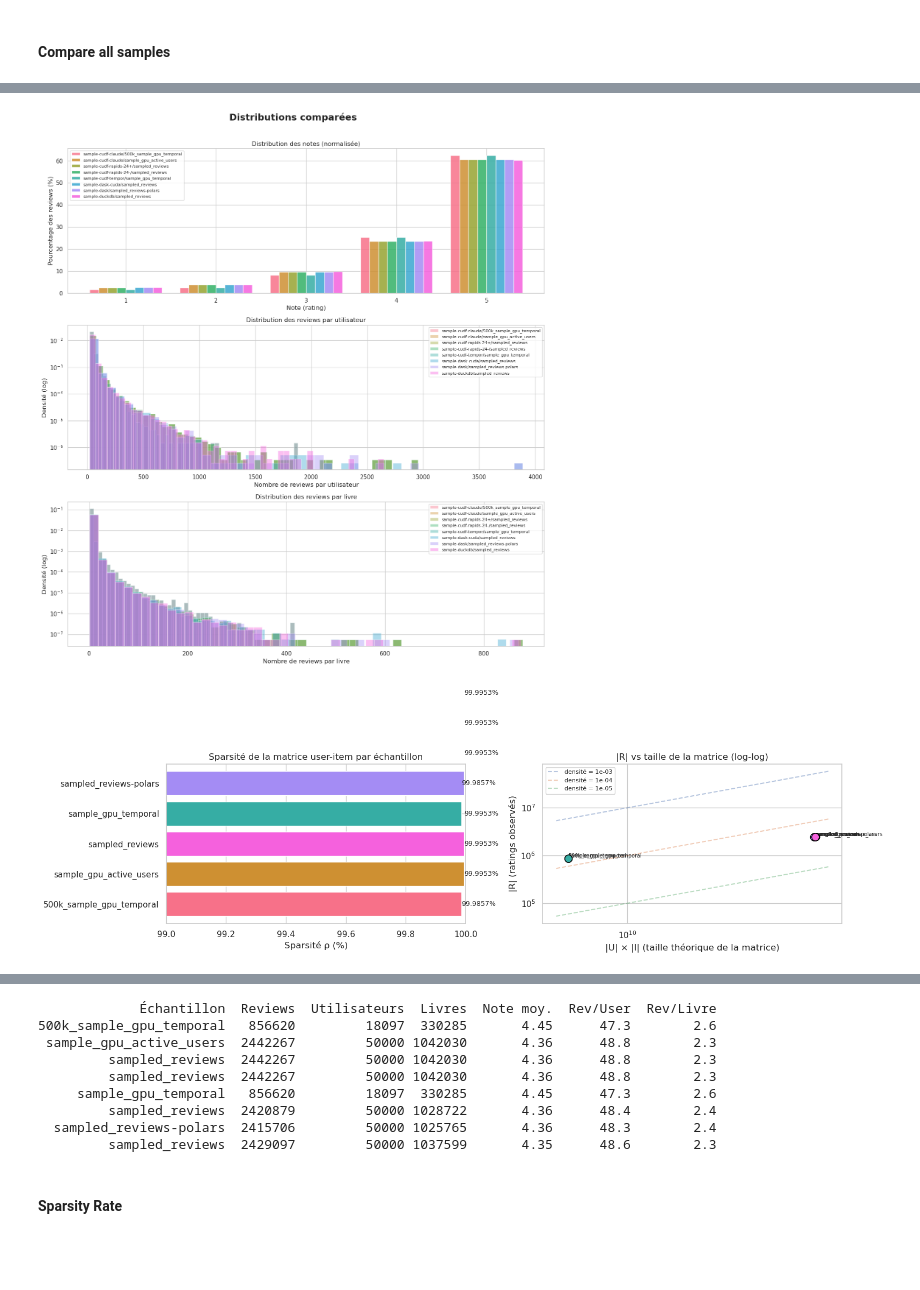
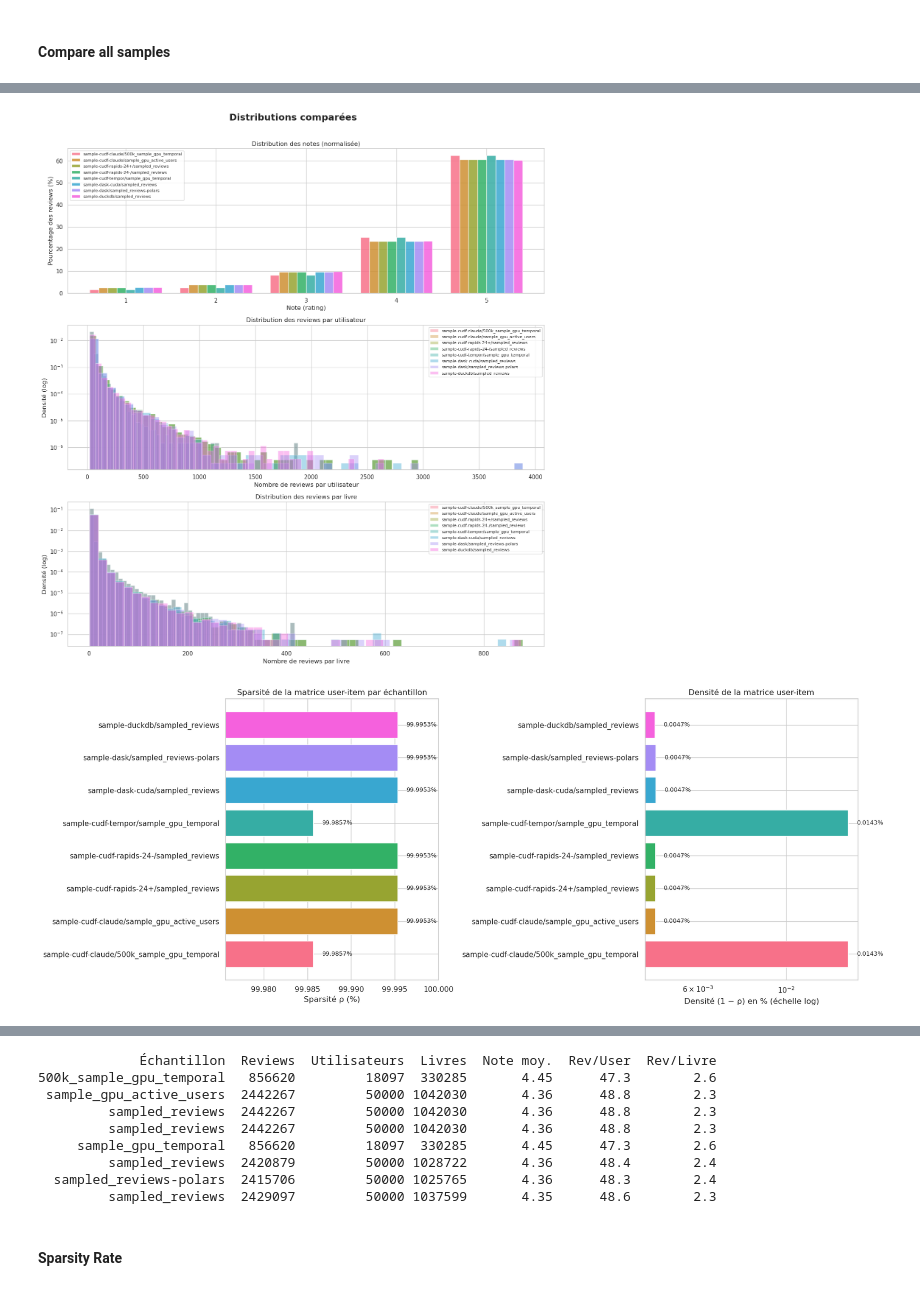
Before and after one commit to UQO-ML/AmazonReviews, a Jupyter notebook: florian-basic-statistic.ipynb, the cells around one changed output, grey strips where cells are left out. Cells and saved outputs as stored; diff of their text form; code cells hidden in the pictures; blank space fills up the shorter version.

```diff
--- a/florian-basic-statistic.ipynb
+++ b/florian-basic-statistic.ipynb
@@ -220,7 +220,9 @@ print(sparsity_df.to_string(index=False, float_format="%.6f"))
 fig, axes = plt.subplots(2, 3, figsize=(22, 14))
 fig.suptitle("Comparaison des échantillons", fontsize=18, fontweight="bold")
 
+stats_df["label"] = stats_df["sample"].astype(str) + "/" + stats_df["file"].astype(str)
 labels = stats_df["sample"] + "/" + stats_df["file"]
+
 x = range(len(labels))
 colors = sns.color_palette("husl", len(labels))
 
@@ -305,43 +307,61 @@ axes[2].legend(fontsize=8)
 plt.tight_layout()
 plt.show()
 
-fig, axes = plt.subplots(1, 2, figsize=(16, 6))
+
+fig, axes = plt.subplots(1, 2, figsize=(18, 7))
 colors = sns.color_palette("husl", len(stats_df))
+labels = stats_df["label"]  # use the combined label
 
-# Bar chart of sparsity
-axes[0].barh(stats_df["file"], stats_df["sparsity"] * 100, color=colors)
+# Left: Sparsity bar chart
+axes[0].barh(labels, stats_df["sparsity"] * 100, color=colors)
 axes[0].set_xlabel("Sparsité ρ (%)")
 axes[0].set_title("Sparsité de la matrice user-item par échantillon")
-axes[0].set_xlim(99, 100)  # sparsity will be very close to 100%
+axes[0].set_xlim(
+    max(stats_df["sparsity"].min() * 100 - 0.01, 0),
+    100.0
+)
 for i, v in enumerate(stats_df["sparsity"]):
     axes[0].text(v * 100 + 0.001, i, f"{v*100:.4f}%", va="center", fontsize=9)
 
-# Scatter: |U|×|I| vs |R| (log scale)
-axes[1].scatter(
-    stats_df["n_users"] * stats_df["n_books"],
-    stats_df["n_reviews"],
-    c=colors, s=100, edgecolors="black", zorder=5
-)
+# Right: Density bar chart (log scale) — more informative than scatter
+density = (1 - stats_df["sparsity"]) * 100  # in percent
+axes[1].barh(labels, density, color=colors)
+axes[1].set_xscale("log")
+axes[1].set_xlabel("Densité (1 − ρ) en % (échelle log)")
+axes[1].set_title("Densité de la matrice user-item")
+for i, v in enumerate(density):
+    axes[1].text(v * 1.05, i, f"{v:.4f}%", va="center", fontsize=9)
+
+plt.tight_layout()
+plt.show()
+
+fig, ax = plt.subplots(figsize=(10, 8))
+
+matrix_size = stats_df["n_users"] * stats_df["n_books"]
+n_ratings = stats_df["n_reviews"]
+
+ax.scatter(matrix_size, n_ratings, c=colors, s=120, edgecolors="black", zorder=5)
+
 for i, row in stats_df.iterrows():
-    axes[1].annotate(row["file"], (row["n_users"] * row["n_books"], row["n_reviews"]),
-                     fontsize=7, ha="left", va="bottom")
-axes[1].set_xscale("log")
-axes[1].set_yscale("log")
-axes[1].set_xlabel("|U| × |I| (taille théorique de la matrice)")
-axes[1].set_ylabel("|R| (ratings observés)")
-axes[1].set_title("|R| vs taille de la matrice (log-log)")
+    ax.annotate(
+        row["label"], (matrix_size[i], n_ratings[i]),
+        textcoords="offset points", xytext=(8, 4),
+        fontsize=7, ha="left"
+    )
 
-# Reference diagonal for density levels
-import numpy as np
-x_range = np.logspace(
-    np.log10(axes[1].get_xlim()[0]),
-    np.log10(axes[1].get_xlim()[1]), 100
-)
-for density in [0.001, 0.0001, 0.00001]:
-    axes[1].plot(x_range, x_range * density, "--", alpha=0.4,
-                 label=f"densité = {density:.0e}")
-axes[1].legend(fontsize=8)
+ax.set_xscale("log")
+ax.set_yscale("log")
+ax.set_xlabel("|U| × |I| (taille théorique)")
+ax.set_ylabel("|R| (ratings observés)")
+ax.set_title("|R| vs |U|×|I|")
 
+# Reference diagonals computed from actual data range
+x_min, x_max = matrix_size.min() * 0.5, matrix_size.max() * 2
+x_range = np.logspace(np.log10(x_min), np.log10(x_max), 100)
+for d in [1e-3, 1e-4, 1e-5]:
+    ax.plot(x_range, x_range * d, "--", alpha=0.4, label=f"densité = {d:.0e}")
+
+ax.legend(fontsize=8)
 plt.tight_layout()
 plt.show()
 
@@ -351,31 +371,31 @@ comparison = stats_df[[
 ]].copy()
 comparison.columns = [
     "Échantillon", "Reviews", "Utilisateurs", "Livres",
     "Note moy.", "Rev/User", "Rev/Livre"
 ]
 comparison["Note moy."] = comparison["Note moy."].round(2)
 comparison["Rev/User"] = comparison["Rev/User"].round(1)
 comparison["Rev/Livre"] = comparison["Rev/Livre"].round(1)
 
 print(comparison.to_string(index=False))
 # %% [output]
   sample-cudf-claude/500k_sample_gpu_temporal.parquet: 856620 rows, columns: ['rating', 'title', 'text', 'images', 'asin', 'parent_asin', 'user_id', 'timestamp', 'helpful_vote', 'verified_purchase', ' ...
 Loaded sample-cudf-claude/500k_sample_gpu_temporal: 856,620 reviews
   sample-cudf-claude/sample_gpu_active_users.parquet: 2442267 rows, columns: ['rating', 'title', 'text', 'images', 'asin', 'parent_asin', 'user_id', 'timestamp', 'helpful_vote', 'verified_purchase']
 Loaded sample-cudf-claude/sample_gpu_active_users: 2,442,267 reviews
   sample-cudf-rapids-24+/sampled_reviews.parquet: 2442267 rows, columns: ['rating', 'title', 'text', 'images', 'asin', 'parent_asin', 'user_id', 'timestamp', 'helpful_vote', 'verified_purchase']
 Loaded sample-cudf-rapids-24+/sampled_reviews: 2,442,267 reviews
   sample-cudf-rapids-24-/sampled_reviews.parquet: 2442267 rows, columns: ['rating', 'title', 'text', 'images', 'asin', 'parent_asin', 'user_id', 'timestamp', 'helpful_vote', 'verified_purchase']
 Loaded sample-cudf-rapids-24-/sampled_reviews: 2,442,267 reviews
   sample-cudf-tempor/sample_gpu_temporal.parquet: 856620 rows, columns: ['rating', 'title', 'text', 'images', 'asin', 'parent_asin', 'user_id', 'timestamp', 'helpful_vote', 'verified_purchase', 'year' ...
 Loaded sample-cudf-tempor/sample_gpu_temporal: 856,620 reviews
   sample-dask-cuda/sampled_reviews.parquet: 2420879 rows, columns: ['user_id', 'parent_asin', 'rating', 'timestamp', 'title', 'text', 'helpful_vote', 'verified_purchase']
 Loaded sample-dask-cuda/sampled_reviews: 2,420,879 reviews
 ... (12 lines left out)
      sample_gpu_temporal  856620 18097  330285 0.999857     0.014332     99.985668
          sampled_reviews 2420879 50000 1028722 0.999953     0.004707     99.995293
   sampled_reviews-polars 2415706 50000 1025765 0.999953     0.004710     99.995290
          sampled_reviews 2429097 50000 1037599 0.999953     0.004682     99.995318
 [figure]
 [figure]
-[figure, old version]
+[figure, new version]
```
Also changed, not shown: parts of 1 cell of this notebook, 1 other file.
